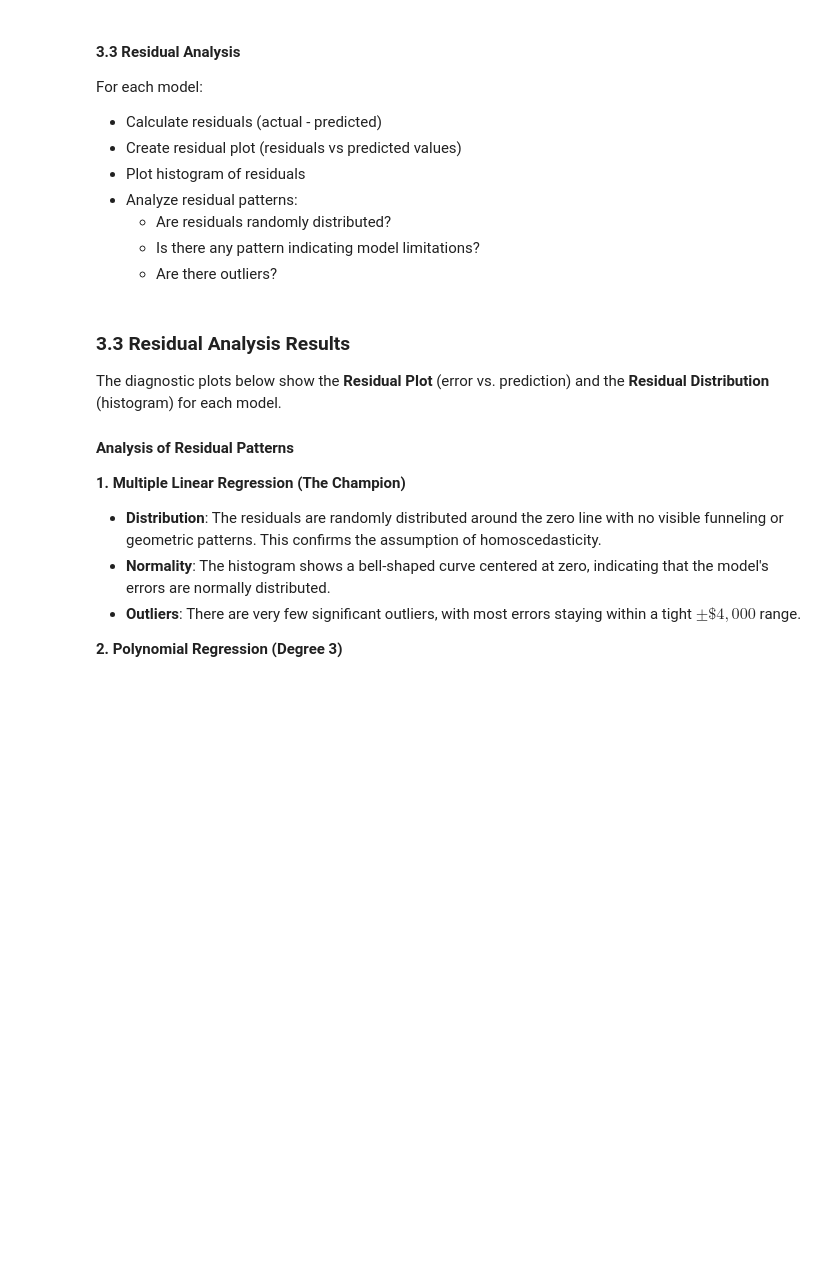
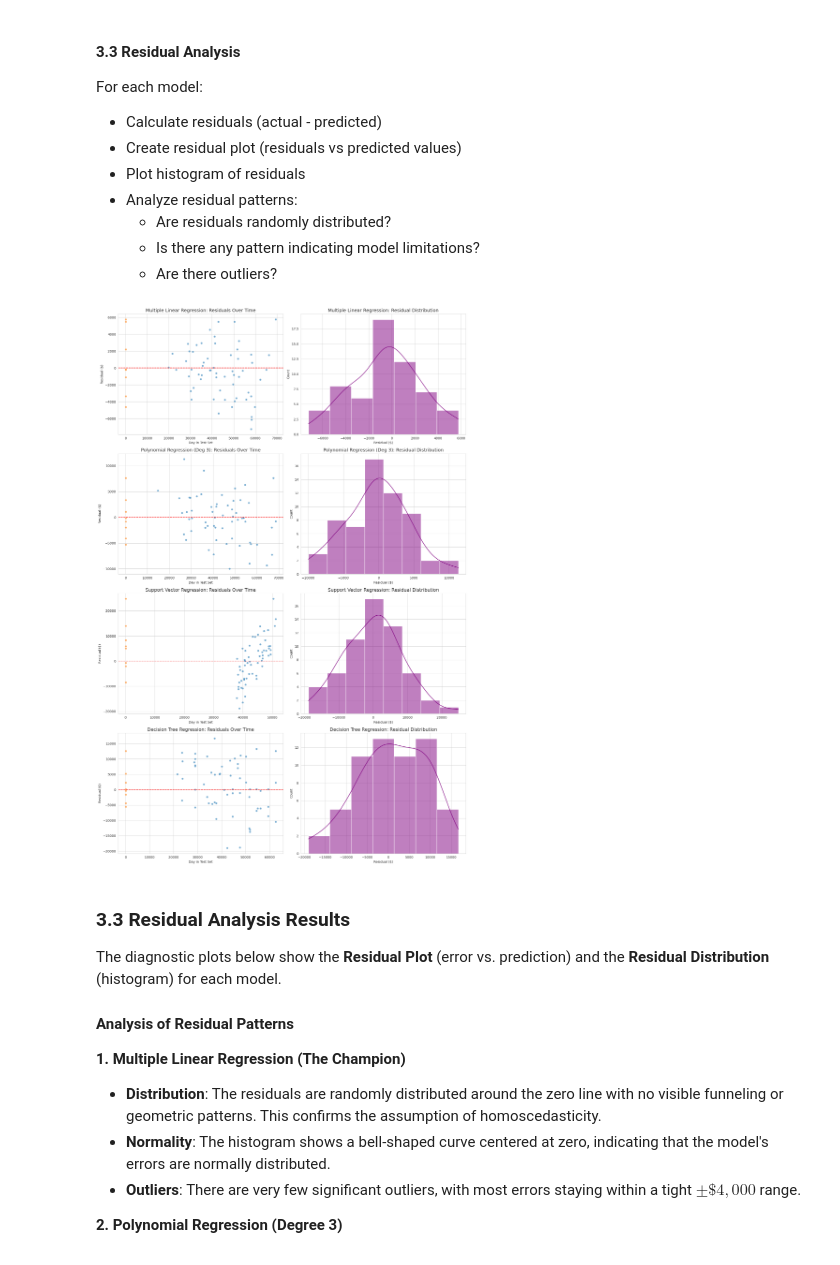
Before and after one commit to visionbyangelic/DATARAFLOW, a Jupyter notebook: week-15-regression-2.ipynb, the cells around one changed output. Cells and saved outputs as stored; diff of their text form; code cells hidden in the pictures; blank space fills up the shorter version.

```diff
--- a/week-15-regression-2.ipynb
+++ b/week-15-regression-2.ipynb
@@ -2893,33 +3519,43 @@ import seaborn as sns
 import numpy as np
 
 # List of models and their predictions for iteration
 models = [
     ('Multiple Linear Regression', y_pred_test_lr),
     ('Polynomial Regression (Deg 3)', y_pred_test_poly),
     ('Support Vector Regression', y_pred_test_svr),
     ('Decision Tree Regression', y_pred_best_dt)
 ]
 
 fig, axes = plt.subplots(4, 2, figsize=(16, 24))
 
 for i, (name, y_pred) in enumerate(models):
     # 1. Calculate Residuals
     residuals = y_test - y_pred
 
     # 2. Residual Plot (Residuals vs Predicted)
     sns.scatterplot(x=y_pred, y=residuals, ax=axes[i, 0], alpha=0.6)
     axes[i, 0].axhline(y=0, color='r', linestyle='--')
     axes[i, 0].set_title(f'{name}: Residual Plot', fontsize=14)
     axes[i, 0].set_xlabel('Predicted Price ($)')
     axes[i, 0].set_ylabel('Residual ($)')
 
     # 3. Histogram of Residuals
     sns.histplot(residuals, kde=True, ax=axes[i, 1], color='purple')
     axes[i, 1].set_title(f'{name}: Residual Distribution', fontsize=14)
     axes[i, 1].set_xlabel('Residual ($)')
 
+    # Residual Plot (Residuals over time)
+    sns.scatterplot(x=test_days, y=residuals, ax=axes[i, 0], alpha=0.6)
+    axes[i, 0].axhline(y=0, color='r', linestyle='--')
+    axes[i, 0].set_title(f'{name}: Residuals Over Time', fontsize=14)
+    axes[i, 0].set_xlabel('Day in Test Set')
+    axes[i, 0].set_ylabel('Residual ($)')
+
+
 plt.tight_layout()
 plt.show()
+# %% [output]
+[figure, added]
 # %% [markdown]
 ### **3.3 Residual Analysis Results**
 
```
Also changed, not shown: parts of 65 cells of this notebook.
